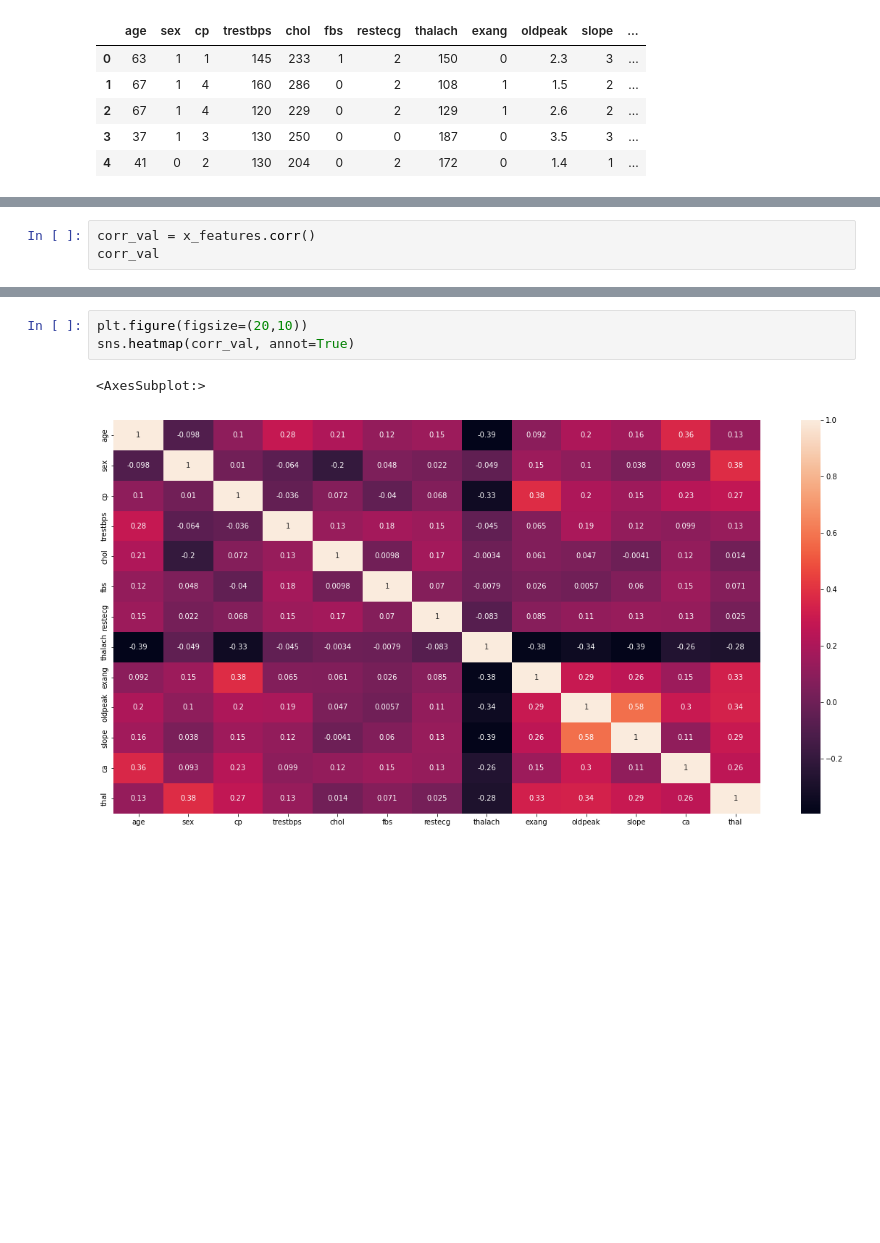
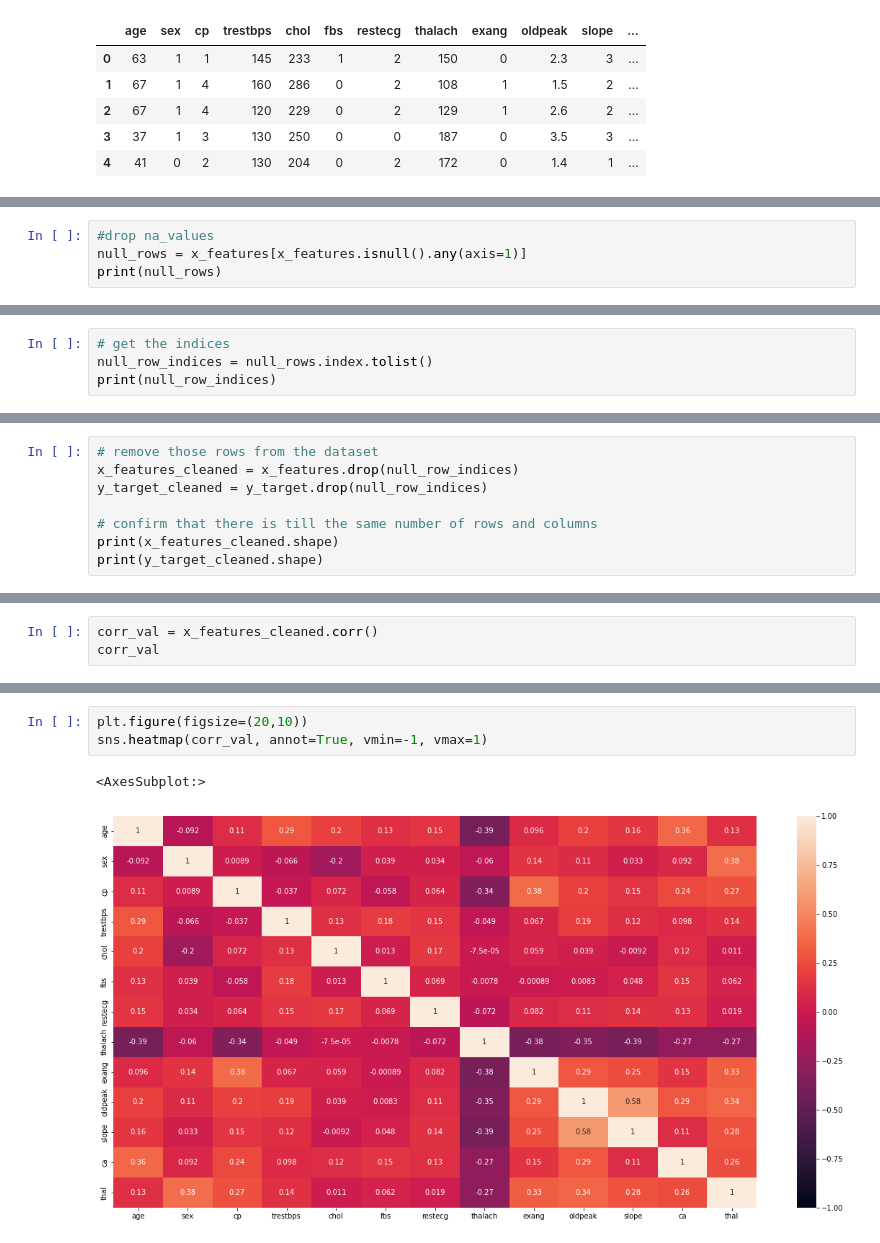
Before and after one commit to valin242/uci_heart_disease, a Jupyter notebook: heart_disease_pred.ipynb, the cells around one changed output, grey strips where cells are left out. Drawn from its saved outputs; the diff is of its cells as text; blank space fills up the shorter version.

```diff
--- a/heart_disease_pred.ipynb
+++ b/heart_disease_pred.ipynb
@@ -187,0 +251,4 @@ It looks like the patients in this dataset age range from 60-100. There are no p
+# %%
+#drop na_values
+null_rows = x_features[x_features.isnull().any(axis=1)]
+print(null_rows)
@@ -187,0 +271,4 @@ It looks like the patients in this dataset age range from 60-100. There are no p
+# %%
+# get the indices
+null_row_indices = null_rows.index.tolist()
+print(null_row_indices)
@@ -187,0 +277,8 @@ It looks like the patients in this dataset age range from 60-100. There are no p
+# %%
+# remove those rows from the dataset
+x_features_cleaned = x_features.drop(null_row_indices)
+y_target_cleaned = y_target.drop(null_row_indices)
+
+# confirm that there is till the same number of rows and columns
+print(x_features_cleaned.shape)
+print(y_target_cleaned.shape)
@@ -188,5 +291,5 @@ It looks like the patients in this dataset age range from 60-100. There are no p
 # %%
-corr_val = x_features.corr()
+corr_val = x_features_cleaned.corr()
 corr_val
 # %% [output]
 |  | age | sex | cp | trestbps | chol | fbs | restecg | thalach | exang | oldpeak | slope | ... |
@@ -206,6 +309,6 @@ corr_val
 # %%
 plt.figure(figsize=(20,10))
-sns.heatmap(corr_val, annot=True)
+sns.heatmap(corr_val, annot=True, vmin=-1, vmax=1)
 # %% [output]
 <AxesSubplot:>
-[figure, old version]
+[figure, new version]
```
Also changed, not shown: parts of 17 cells of this notebook.
